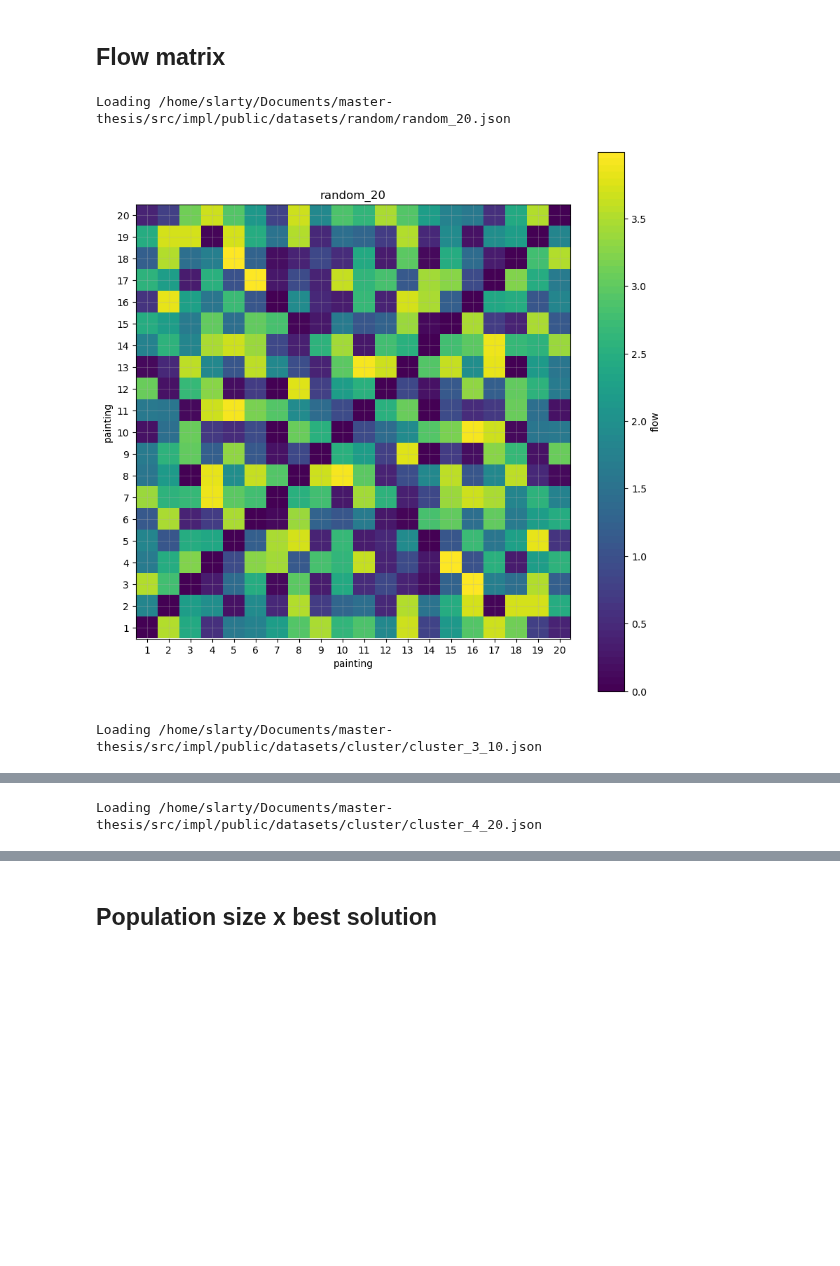
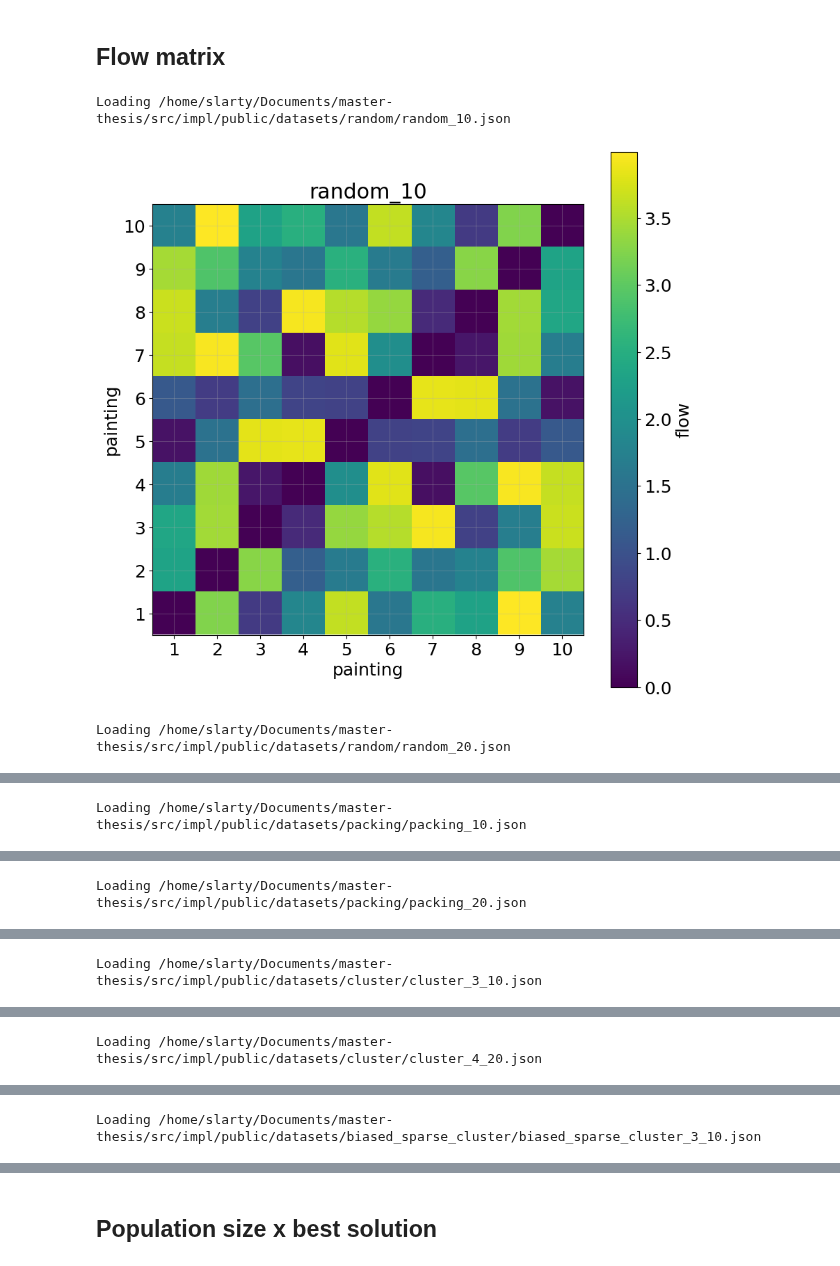
Before and after one commit to TaIos/master-thesis, a Jupyter notebook: src/notebooks/graphs.ipynb, the cells around one changed output, grey strips where cells are left out. Drawn from its saved outputs; the diff is of its cells as text; code cells hidden in the pictures; blank space fills up the shorter version.

```diff
--- a/src/notebooks/graphs.ipynb
+++ b/src/notebooks/graphs.ipynb
@@ -260,37 +260,47 @@ def loadDataset(name, datasetDir='/home/slarty/Documents/master-thesis/src/impl/
 import numpy as np
 import matplotlib.pyplot as plt
 from matplotlib import cm as CM
+plt.rcParams.update({'font.size': 18})
 
-for name, size in [('random_20', 20), ('cluster_3_10', 30), ('cluster_4_20', 80)]:
+for name, size in [('random_10', 10), ('random_20', 20), ('packing_10', 10), ('packing_20', 20), ('cluster_3_10', 30), ('cluster_4_20', 80),
+                  ('biased_sparse_cluster_3_10', 30)]:
     dataset = loadDataset(name)
     flows = np.zeros((size,size), dtype=float)
     for f in dataset.data.paintingsFlow:
         x,y = size-f.src, f.dst-1
         flows[x,y] = f.flow
         flows[size-x-1, size-y-1] = f.flow
 
     # A = flows
     # mask = np.rot90(np.tri(flows.shape[0], k=-1), k=3)
     # A = np.ma.array(A, mask=mask) # mask out the lower triangle
     # cmap = CM.get_cmap('viridis', size) # jet doesn't have white color
     # cmap.set_bad('w') # default value is 'k'
     # print(flows)
     A = flows
     # print(A)
 
     fig = plt.figure(figsize=(10, 10))
     plt.xlabel('painting')
     plt.ylabel('painting')
-    plt.xticks(range(0,size), range(1,size+1))
-    plt.yticks(range(0,size), range(size, 0, -1))
-    plt.imshow(A, interpolation='nearest', cmap=cmap)
+    xticks = list(range(0,size)), list(range(1,size+1))
+    yticks = list(range(0,size)), list(range(size, 0, -1))
+    if size > 40:
+        for i in range(0, len(xticks[1])):
+            if i % 3 != 0:
+                xticks[1][i] = ''
+                yticks[1][i] = ''
+
+    plt.xticks(*xticks)
+    plt.yticks(*yticks)
+    plt.imshow(A, interpolation='nearest')#, cmap=cmap)
     plt.title(name)
     plt.grid(True, alpha=0.3)
     cbar = plt.colorbar()
     cbar.set_label('flow')
     plt.savefig(f"figures/heatmap_{name}.pdf")
     plt.show()
 # %% [output]
-Loading /home/slarty/Documents/master-thesis/src/impl/public/datasets/random/random_20.json
+Loading /home/slarty/Documents/master-thesis/src/impl/public/datasets/random/random_10.json
-[figure, old version]
+[figure, new version]
-Loading /home/slarty/Documents/master-thesis/src/impl/public/datasets/cluster/cluster_3_10.json
+Loading /home/slarty/Documents/master-thesis/src/impl/public/datasets/random/random_20.json
@@ -298 +308 @@ Loading /home/slarty/Documents/master-thesis/src/impl/public/datasets/cluster/cl
-Loading /home/slarty/Documents/master-thesis/src/impl/public/datasets/cluster/cluster_4_20.json
+Loading /home/slarty/Documents/master-thesis/src/impl/public/datasets/packing/packing_10.json
@@ -299,0 +310 @@ Loading /home/slarty/Documents/master-thesis/src/impl/public/datasets/cluster/cl
+Loading /home/slarty/Documents/master-thesis/src/impl/public/datasets/packing/packing_20.json
@@ -299,0 +312 @@ Loading /home/slarty/Documents/master-thesis/src/impl/public/datasets/cluster/cl
+Loading /home/slarty/Documents/master-thesis/src/impl/public/datasets/cluster/cluster_3_10.json
@@ -299,0 +314 @@ Loading /home/slarty/Documents/master-thesis/src/impl/public/datasets/cluster/cl
+Loading /home/slarty/Documents/master-thesis/src/impl/public/datasets/cluster/cluster_4_20.json
@@ -299,0 +316 @@ Loading /home/slarty/Documents/master-thesis/src/impl/public/datasets/cluster/cl
+Loading /home/slarty/Documents/master-thesis/src/impl/public/datasets/biased_sparse_cluster/biased_sparse_cluster_3_10.json
```
Also changed, not shown: parts of 1 cell of this notebook, 12 other files.
